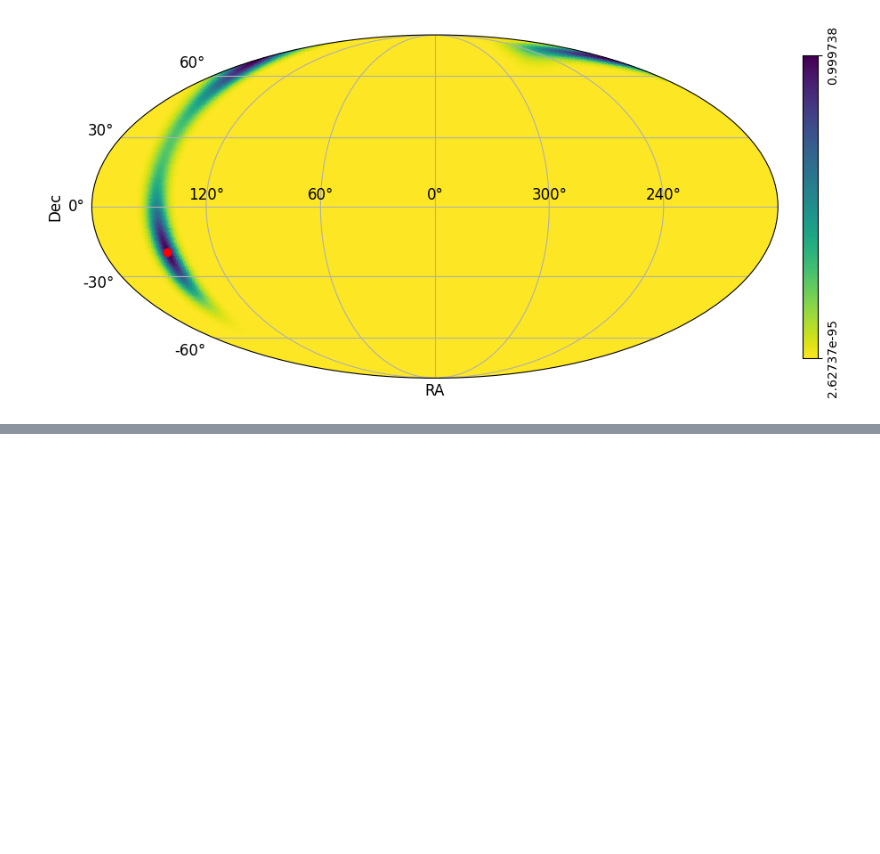
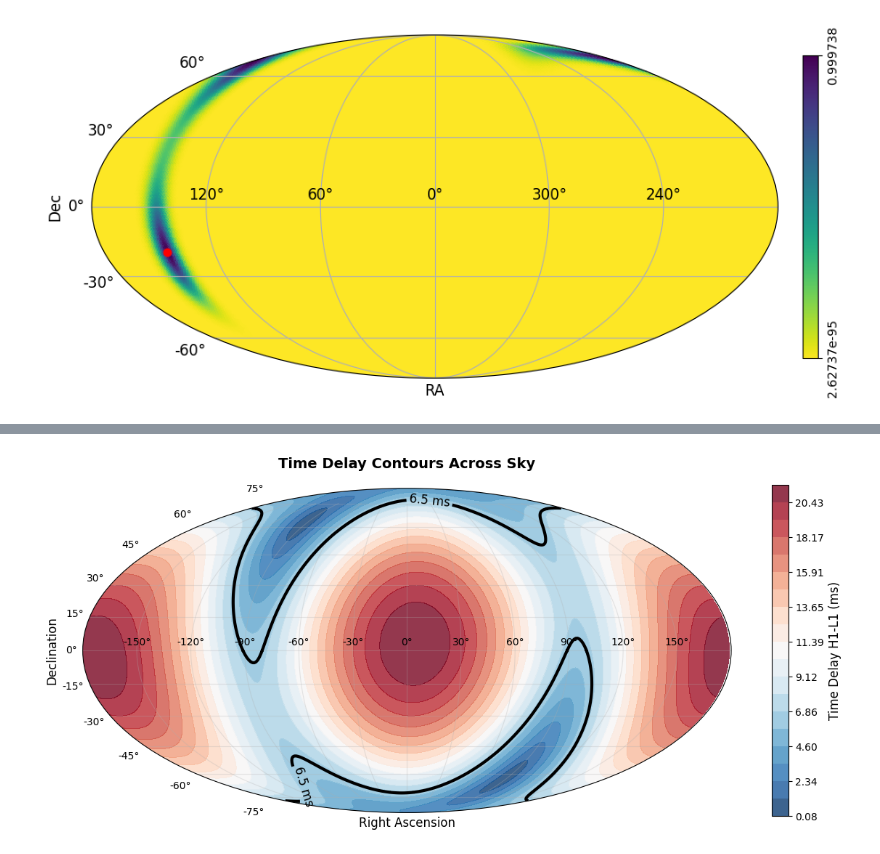
Before and after one commit to ljf441/gw-cosmology, a Jupyter notebook: matched_filtering.ipynb, the cells around one changed output, grey strips where cells are left out. Saved outputs shown, nothing was run; the diff lists cells and outputs as text; code cells hidden in the pictures; blank space fills up the shorter version.

```diff
--- a/matched_filtering.ipynb
+++ b/matched_filtering.ipynb
@@ -286,0 +359,5 @@ Most probable location: RA = 145.55 deg, Dec = -19.47 deg
+# %%
+
+fig_contour, ax_contour = create_time_delay_contour_map(RA, DEC, np.sqrt(np.mean(time_delays_HLV**2, axis=2)), np.sqrt(np.mean(np.array(dts)**2, axis=0)))
+# %% [output]
+[figure, added]
```
Also changed, not shown: parts of 4 cells of this notebook, 5 other files.
